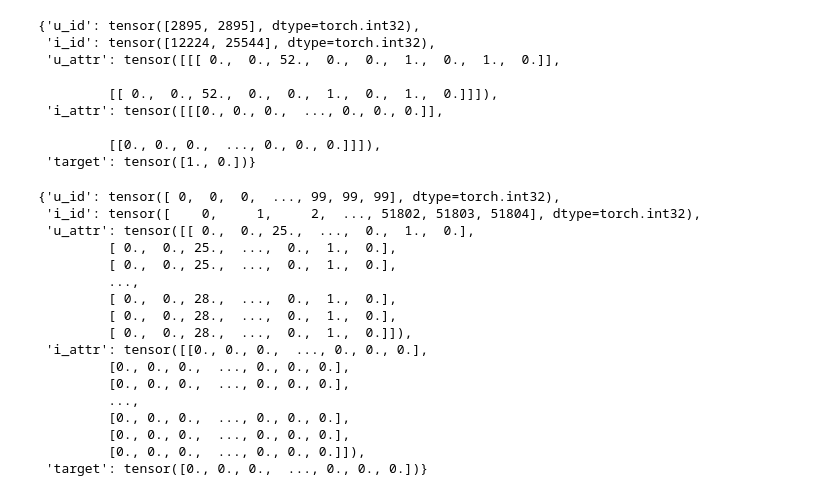
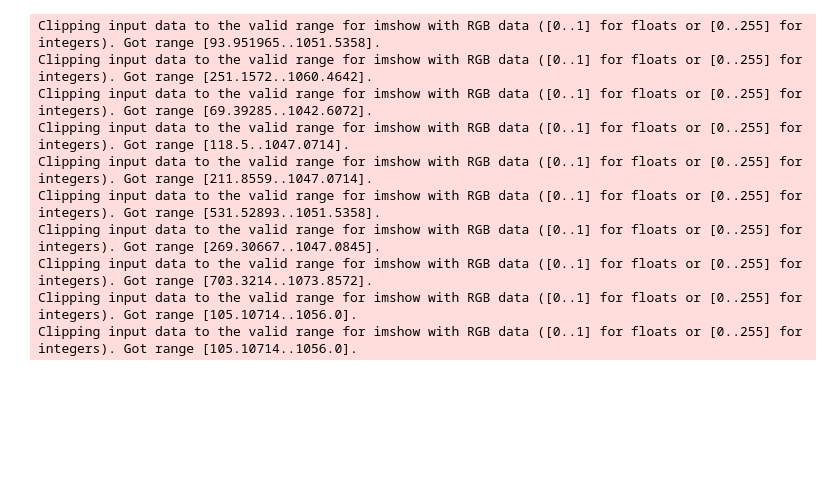
Before and after one commit to milymilek/retail-recommender-system, a Jupyter notebook: notebooks/t.ipynb, the cells around one changed output. Saved outputs shown, nothing was run; the diff lists cells and outputs as text; code cells hidden in the pictures.

```diff
--- a/notebooks/t.ipynb
+++ b/notebooks/t.ipynb
@@ -16,2 +22,26 @@ from retail_recommender_system.data.loader import load_dataset, DataConfig
 # %%
 dataset = load_dataset(DataConfig(dataset="hm", prefix="frac_0_01"))
+dataset.load()
+# %%
+X_train, X_valid = split_by_time(
+    dataset.data["relations"], date_col=dataset.namings["date"], validation_ratio=0.3
+)
+
+val_dataset = MFConvDataset(
+    relations=X_valid,
+    users=dataset.data["users"],
+    items=dataset.data["items"],
+    namings=dataset.namings,
+    neg_sampl=0,
+)
+val_loader = DataLoader(val_dataset, batch_size=256, shuffle=False, collate_fn=collate_fn)
+
+model = MFConv(
+    MFConvModelConfig(n_users=dataset.n_users, n_items=dataset.n_items, emb_size=16, )
+)
+#eval_dataset = MFConvEvalDataset(base_dataset=val_dataset, user_batch_size=5)
+# %%
+from tqdm import tqdm
+
+for i in tqdm(val_loader):
+    print(i["i_img"].shape)
@@ -18 +94,25 @@ dataset = load_dataset(DataConfig(dataset="hm", prefix="frac_0_01"))
+# %%
+from PIL import Image
+import torch
+import numpy as np
+
+import matplotlib.pyplot as plt
+
+fig, ax = plt.subplots(1, 10, figsize=(20, 5))
+for i in range(10):
+    ax[i].imshow(val_dataset[i]["i_img"][0].permute(1, 2, 0))
+    ax[i].axis('off')
+plt.show()
+# %% [output]
+Clipping input data to the valid range for imshow with RGB data ([0..1] for floats or [0..255] for integers). Got range [93.951965..1051.5358].
+Clipping input data to the valid range for imshow with RGB data ([0..1] for floats or [0..255] for integers). Got range [251.1572..1060.4642].
+Clipping input data to the valid range for imshow with RGB data ([0..1] for floats or [0..255] for integers). Got range [69.39285..1042.6072].
+Clipping input data to the valid range for imshow with RGB data ([0..1] for floats or [0..255] for integers). Got range [118.5..1047.0714].
+Clipping input data to the valid range for imshow with RGB data ([0..1] for floats or [0..255] for integers). Got range [211.8559..1047.0714].
+Clipping input data to the valid range for imshow with RGB data ([0..1] for floats or [0..255] for integers). Got range [531.52893..1051.5358].
+Clipping input data to the valid range for imshow with RGB data ([0..1] for floats or [0..255] for integers). Got range [269.30667..1047.0845].
+Clipping input data to the valid range for imshow with RGB data ([0..1] for floats or [0..255] for integers). Got range [703.3214..1073.8572].
+Clipping input data to the valid range for imshow with RGB data ([0..1] for floats or [0..255] for integers). Got range [105.10714..1056.0].
+Clipping input data to the valid range for imshow with RGB data ([0..1] for floats or [0..255] for integers). Got range [105.10714..1056.0].
+[figure, added]
 # %%
@@ -23,14 +124,2 @@ train_dataset = DeepFMDataset(
     neg_sampl=1,
 )
-# %%
-train_dataset[0]
-# %% [output]
-{'u_id': tensor([2895, 2895], dtype=torch.int32),
- 'i_id': tensor([12224, 25544], dtype=torch.int32),
- 'u_attr': tensor([[[ 0.,  0., 52.,  0.,  0.,  1.,  0.,  1.,  0.]],
-
-         [[ 0.,  0., 52.,  0.,  0.,  1.,  0.,  1.,  0.]]]),
- 'i_attr': tensor([[[0., 0., 0.,  ..., 0., 0., 0.]],
-
-         [[0., 0., 0.,  ..., 0., 0., 0.]]]),
- 'target': tensor([1., 0.])}
@@ -43,21 +126 @@ b = next(iter(eval_dataset))
-# %%
-b
-# %% [output]
-{'u_id': tensor([ 0,  0,  0,  ..., 99, 99, 99], dtype=torch.int32),
- 'i_id': tensor([    0,     1,     2,  ..., 51802, 51803, 51804], dtype=torch.int32),
- 'u_attr': tensor([[ 0.,  0., 25.,  ...,  0.,  1.,  0.],
-         [ 0.,  0., 25.,  ...,  0.,  1.,  0.],
-         [ 0.,  0., 25.,  ...,  0.,  1.,  0.],
-         ...,
-         [ 0.,  0., 28.,  ...,  0.,  1.,  0.],
-         [ 0.,  0., 28.,  ...,  0.,  1.,  0.],
-         [ 0.,  0., 28.,  ...,  0.,  1.,  0.]]),
- 'i_attr': tensor([[0., 0., 0.,  ..., 0., 0., 0.],
-         [0., 0., 0.,  ..., 0., 0., 0.],
-         [0., 0., 0.,  ..., 0., 0., 0.],
-         ...,
-         [0., 0., 0.,  ..., 0., 0., 0.],
-         [0., 0., 0.,  ..., 0., 0., 0.],
-         [0., 0., 0.,  ..., 0., 0., 0.]]),
- 'target': tensor([0., 0., 0.,  ..., 0., 0., 0.])}
 # %%
```
Also changed, not shown: parts of 18 cells of this notebook, 28 other files.
